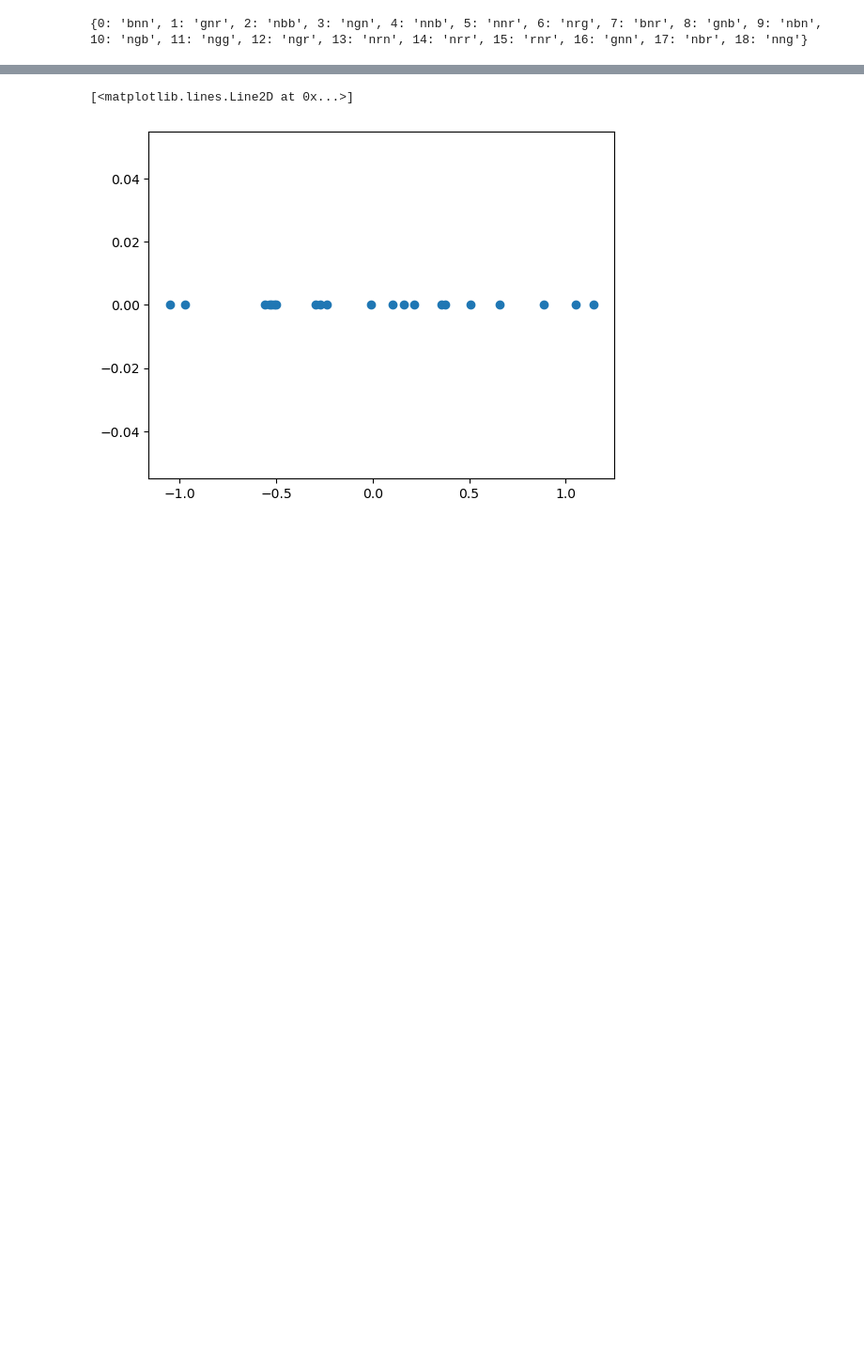
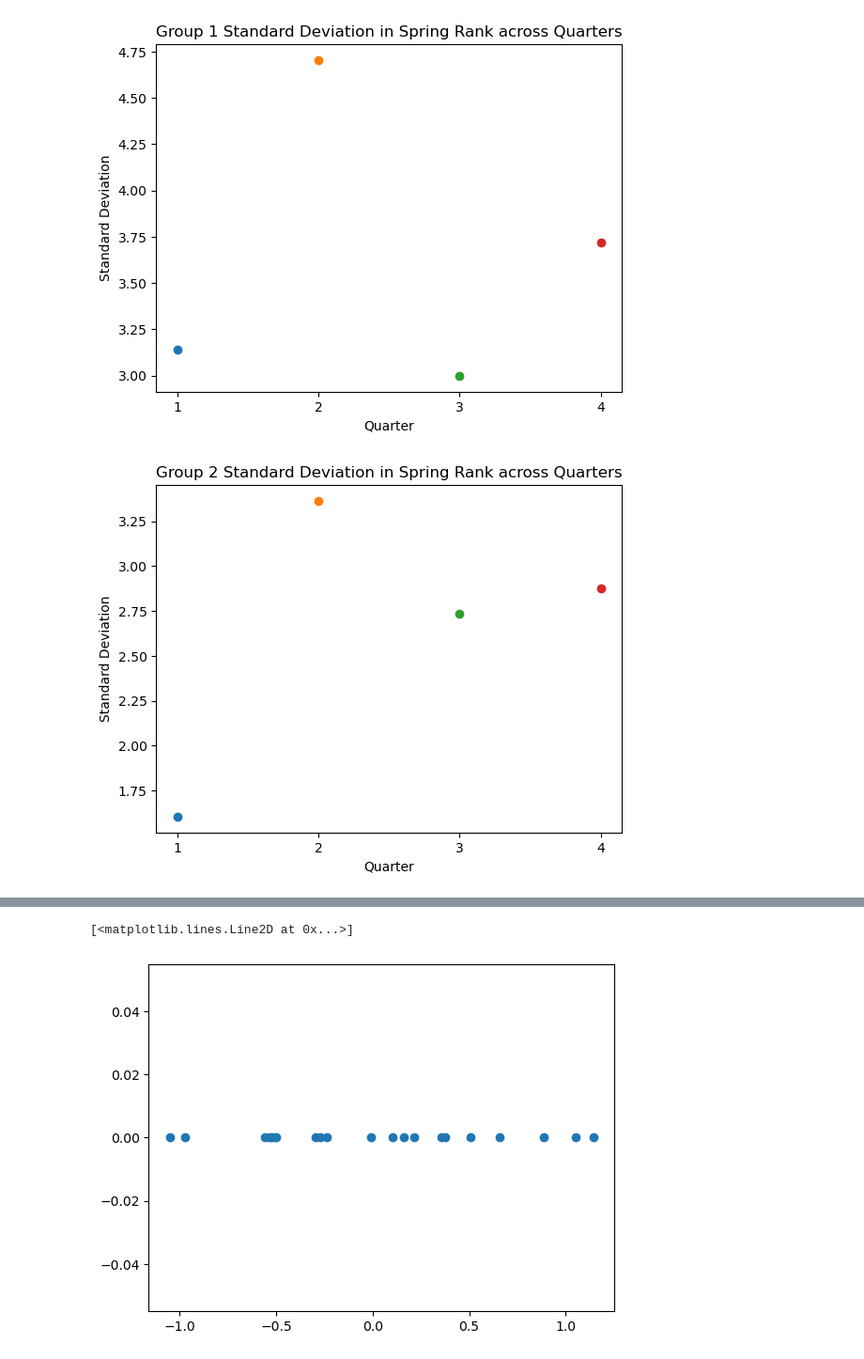
Before and after one commit to skuzminski/dominance_network_final_project, a Jupyter notebook: SpringRank.ipynb, the cells around one changed output, grey strips where cells are left out. Shown at 94% size. Drawn from its saved outputs; the diff is of its cells as text; code cells hidden in the pictures; blank space fills up the shorter version.

```diff
--- a/SpringRank.ipynb
+++ b/SpringRank.ipynb
@@ -52,23 +29,26 @@ S_dict = {key: {i: val for i, val in enumerate(arr)}
 # %%
 #build dictionaries of graphs, adjacency matrices, and spring ranks, trying to make sure the nodes stay in the same spot
+#sometimes this only works after you restart the kernel
+#this should probably only be run once for results
 
+#create empty dictionaries
 G_dict = {}
 A_dict = {}
 S_dict = {}
 rank_dict = {}
+
+#loop through each group/quarter
 for name in df_dict:
-    G = nx.DiGraph()
-    G.add_weighted_edges_from(df_dict[name]["actor", "target","number.wins"].rows())
-    nodes = list(G.nodes())
-    node_dict = {i: n for i, n in enumerate(G.nodes)}
-    A = nx.to_numpy_array(G, nodelist = nodes)
-    A_dict[name] = A
-    G_dict[name] = G
-    model = SpringRank(alpha = 0.1)
-    model.fit(A)
-    S = model.ranks
-    # np.argsort(S)[::-1], S #create ordinal ranking
-    S_dict[name] = S
-    rank_dict[name] = {node_dict[i]: S[i] for i in range(len(S))}
+    G = nx.DiGraph() #for each, create a network
+    G.add_weighted_edges_from(df_dict[name]["actor", "target","number.wins"].rows()) #add edges
+    nodes = list(G.nodes()) #add nodes
+    node_dict = {i: n for i, n in enumerate(G.nodes())} #make sure we know which node is which
+    A = nx.to_numpy_array(G, nodelist = nodes) #create an adjacency matrix
+    A_dict[name] = A #store the adjacency matrix in our dictionary
+    G_dict[name] = G #store the graph in our dictionary
+    model = SpringRank(alpha = 0.1) #create a spring rank model
+    model.fit(A) #apply it to our adjacency matrix
+    S = model.ranks #store this group/quarter's ranking under S
+    scaled_ranks = model.get_rescaled_ranks(0.75)
+    S_dict[name] = scaled_ranks #store the normalized rankings in the dictionary
+    rank_dict[name] = {node_dict[i]: float(scaled_ranks[i]) for i in range(len(scaled_ranks))} #use the node dictionary to store parakeet ids with their ranks
-# %% [output]
-{0: 'bnn', 1: 'gnr', 2: 'nbb', 3: 'ngn', 4: 'nnb', 5: 'nnr', 6: 'nrg', 7: 'bnr', 8: 'gnb', 9: 'nbn', 10: 'ngb', 11: 'ngg', 12: 'ngr', 13: 'nrn', 14: 'nrr', 15: 'rnr', 16: 'gnn', 17: 'nbr', 18: 'nng'}
@@ -74,0 +65,30 @@ for name in df_dict:
+# %%
+#plot standard deviations of Spring Rank over time
+quarter_names = sorted(S_dict.keys())
+group_1 = [name for name in quarter_names if name.endswith("G1")]
+group_2 = [name for name in quarter_names if name.endswith("G2")]
+#plot rank ranges
+k = 1
+for name in group_1:
+    plt.scatter(k,stdev_dict[name])
+    k = k + 1
+    plt.title("Group 1 Standard Deviation in Spring Rank across Quarters")
+    plt.xticks([1,2,3,4])
+    #plt.ylim((0.2,0.3))
+    plt.xlabel("Quarter")
+    plt.ylabel("Standard Deviation")
+
+plt.show()
+k = 1
+for name in group_2:
+    plt.scatter(k, stdev_dict[name])
+    k = k + 1
+    plt.title("Group 2 Standard Deviation in Spring Rank across Quarters")
+    plt.xticks([1,2,3,4])
+    #plt.ylim((0.2,0.3))
+    plt.xlabel("Quarter")
+    plt.ylabel("Standard Deviation")
+plt.show()
+# %% [output]
+[figure, added]
+[figure, added]
```
Also changed, not shown: parts of 23 cells of this notebook, 43 other files.
